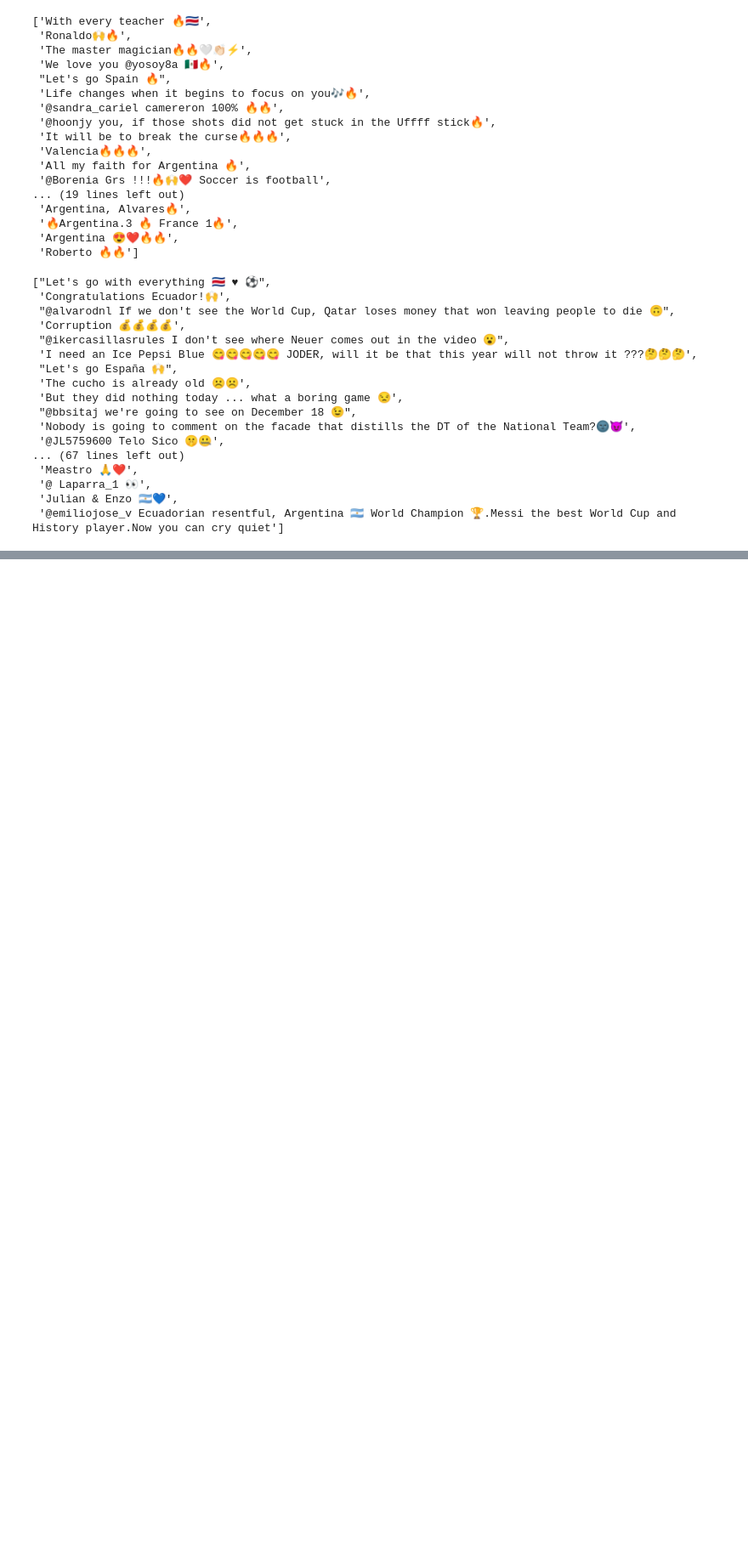
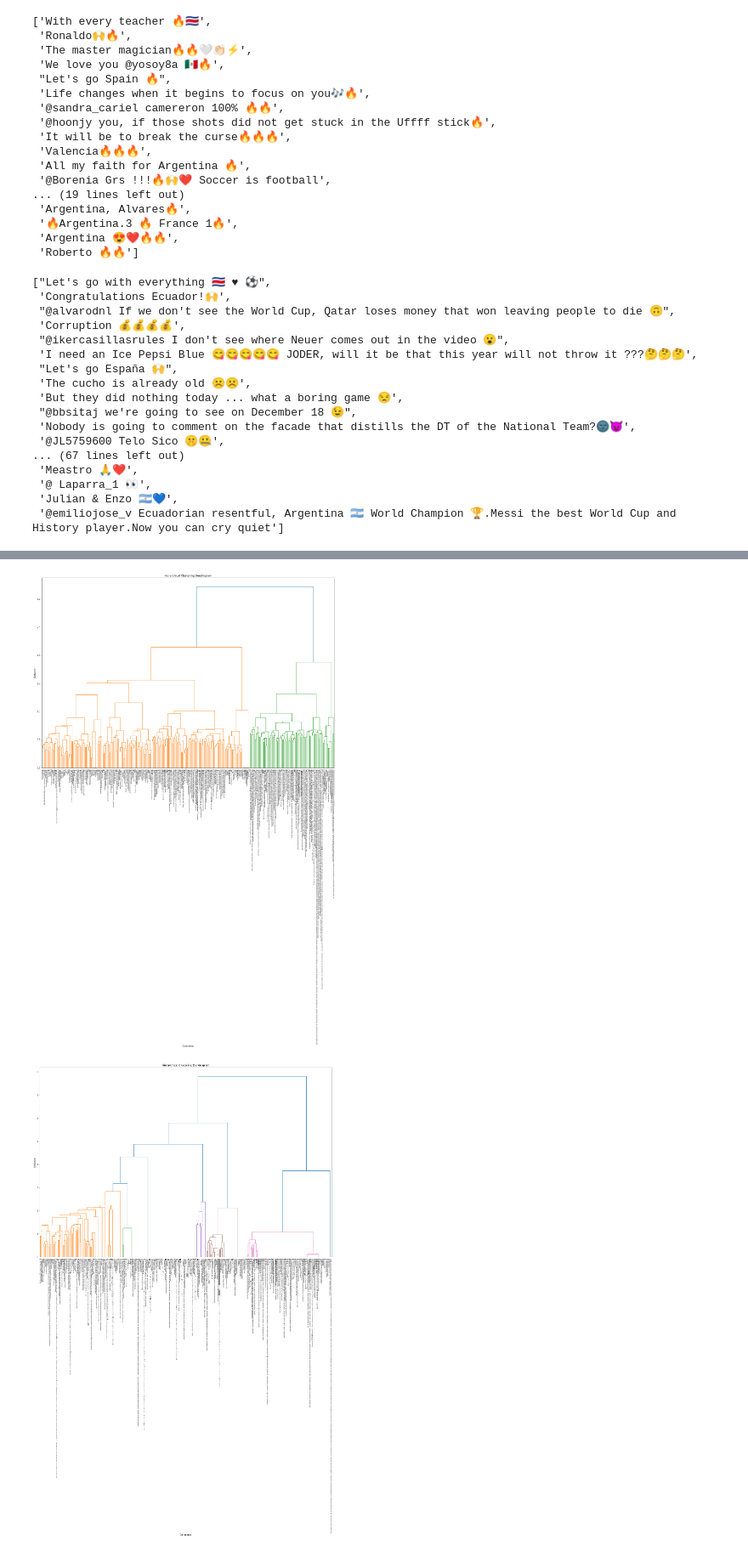
Before and after one commit to yuhsin-huang/EmojiResearch-WorldCup2022, a Jupyter notebook: 07- Hierarchical Clustering.ipynb, the cells around one changed output, grey strips where cells are left out. Shown at 85% size. Drawn from its saved outputs; the diff is of its cells as text; code cells hidden in the pictures; blank space fills up the shorter version.

```diff
--- a/07- Hierarchical Clustering.ipynb
+++ b/07- Hierarchical Clustering.ipynb
@@ -584,0 +595,6 @@ No artists with labels found to put in legend.  Note that artists whose label st
+# %%
+es_text_linkage_matrix, es_text_mean_silhouette, es_text_cluster_labels = apply_hierarchical_clustering(es_text_array, es_df)
+es_emoji_linkage_matrix, es_emoji_mean_silhouette, es_emoji_cluster_labels = apply_hierarchical_clustering(es_emoji_array, es_df)
+# %% [output]
+[figure, added]
+[figure, added]
```
Also changed, not shown: parts of 25 cells of this notebook, 1 other file.
